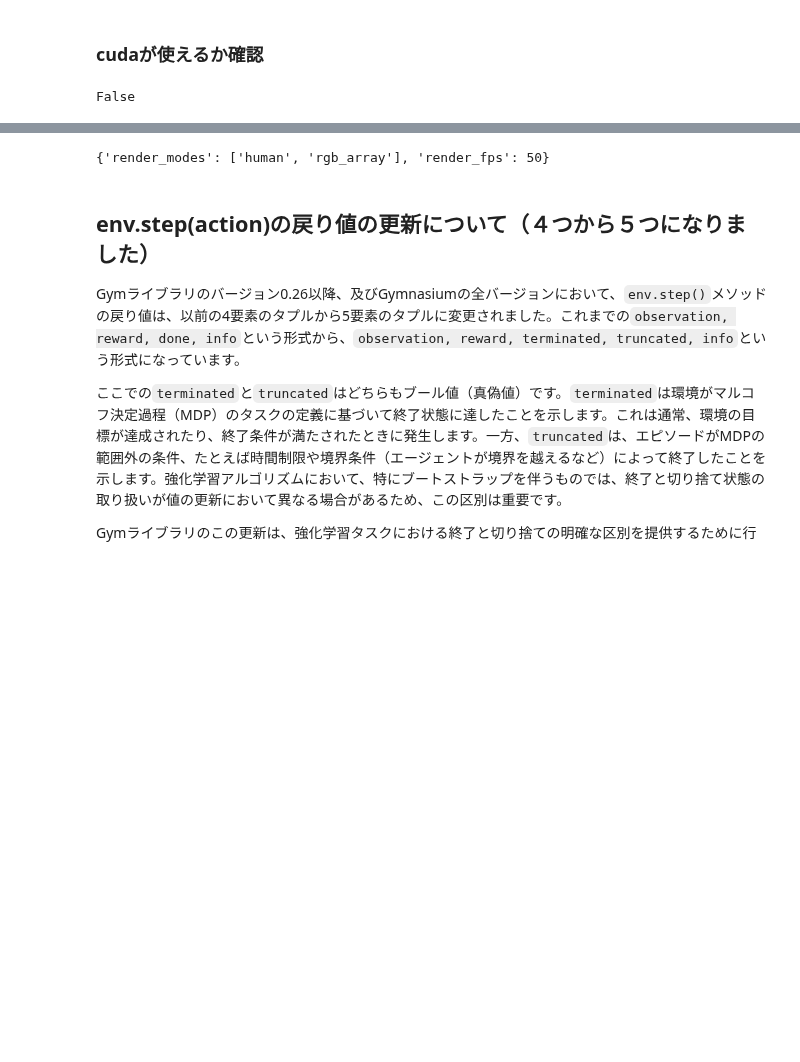
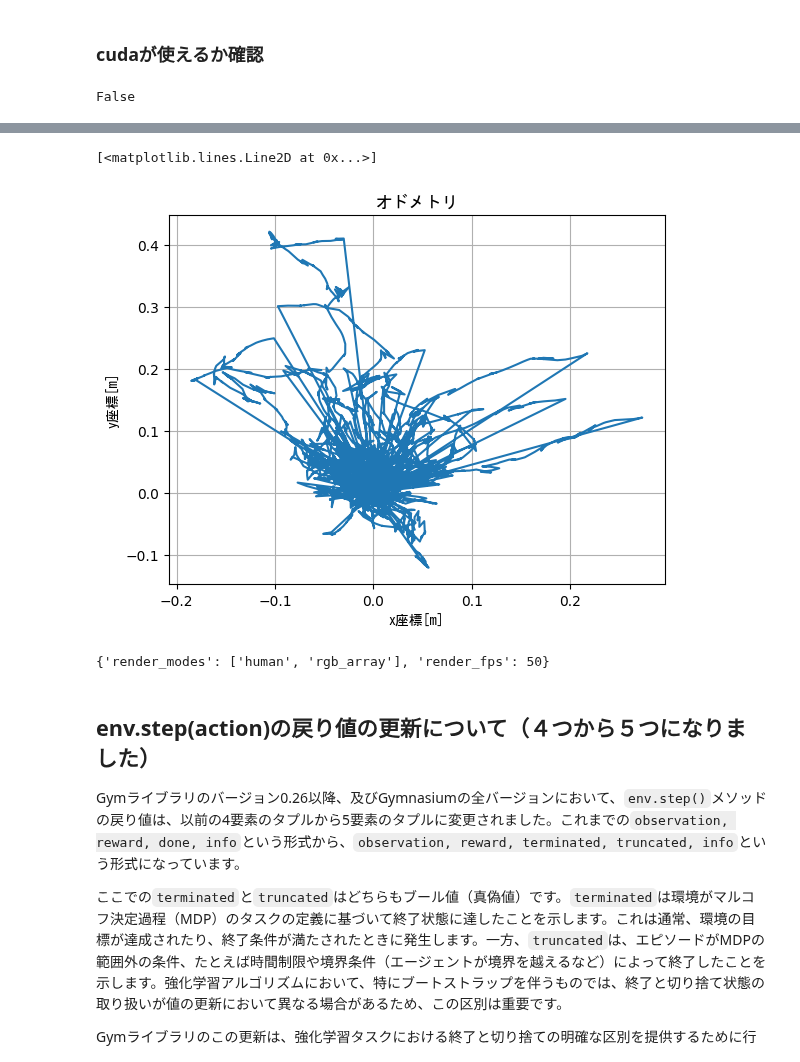
Before and after one commit to ShibuyaAtsushi/sibuya, a Jupyter notebook: gym/my_gymnasium.ipynb, the cells around one changed output, grey strips where cells are left out. Saved outputs shown, nothing was run; the diff lists cells and outputs as text; code cells hidden in the pictures; blank space fills up the shorter version.

```diff
--- a/gym/my_gymnasium.ipynb
+++ b/gym/my_gymnasium.ipynb
@@ -365,33 +622,33 @@ class ProgressCallback(BaseCallback):
             print(f"ああああEpisode: {self.episode_count}, Reward: {self.locals['episode']['r']}")
         return True
 
-class CustomCallback(BaseCallback):
-    def __init__(self, render_freq):
-        super(CustomCallback, self).__init__()
-        self.render_freq = render_freq
+# class CustomCallback(BaseCallback):
+#     def __init__(self, render_freq):
+#         super(CustomCallback, self).__init__()
+#         self.render_freq = render_freq
 
-    def _on_step(self) -> bool:
-        # 一定の頻度でレンダリング
-        if self.num_timesteps % self.render_freq == 0:
-            self.training_env.render()
-        return True
+#     def _on_step(self) -> bool:
+#         # 一定の頻度でレンダリング
+#         if self.num_timesteps % self.render_freq == 0:
+#             self.training_env.render()
+#         return True
 
 # # 使用例
 # model.learn(total_timesteps=5000, callback=ProgressCallback())
 
-env = gym.make("CartPole-v1",  render_mode="none")
-# env.model.opt.timestep = 0.01  # タイムステップを設定
+env = gym.make("MouseEnv-v0",  render_mode="human")
+env.model.opt.timestep = 0.01  # タイムステップを設定
 model = PPO("MlpPolicy", env, verbose=1)
 # model = PPO.load('test',env)
-render_freq = 1000  # 1000ステップごとにレンダリング
-callback = CustomCallback(render_freq)
-model.learn(total_timesteps=10000,progress_bar = True, callback=callback)
+# render_freq = 1000  # 1000ステップごとにレンダリング
+# callback = CustomCallback(render_freq)
+model.learn(total_timesteps=10000,)#progress_bar = True, callback=callback)
 
 
 
 # モデルのテスト
 state, _ = env.reset()  # ここを修正
-for i in trange(600):
+for i in trange(100):
     # 環境の描画
     env.render()
 
@@ -415,7 +672,7 @@ plt.ylabel("速度[m/s]", fontname="MS Gothic")
 
 #前進関係のプロット
 t = list(range(len(env.reward_graph)))  # 0から始まるインデックスのリストを作成
-# plt.plot(t, env.reward_graph, linestyle='solid', label="報酬")
+# plt.plot(env.mouse_ypos_graph, env.mouse_xpos_graph, linestyle='solid', label="報酬")
 plt.legend()
 # 環境のクローズ
 env.close()
@@ -429,3 +703,12 @@ AssertionError: The environment was initialized successfully however with an uns
+# %%
+plt.title("オドメトリ", fontname="MS Gothic")
+plt.grid()
+plt.xlabel("x座標[m]", fontname="MS Gothic")
+plt.ylabel("y座標[m]", fontname="MS Gothic")
+plt.plot(env.mouse_ypos_graph, env.mouse_xpos_graph, linestyle='solid', label="報酬")
+# %% [output]
+[<matplotlib.lines.Line2D at 0x...>]
+[figure, added]
 # %%
 import gymnasium as gym
 env = gym.make('CartPole-v1')
```
Also changed, not shown: parts of 4 cells of this notebook, 16 other files.
